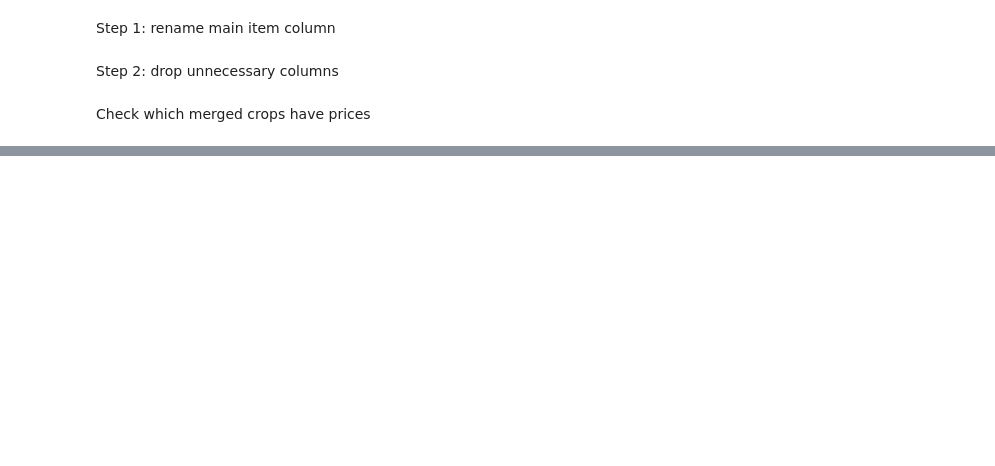
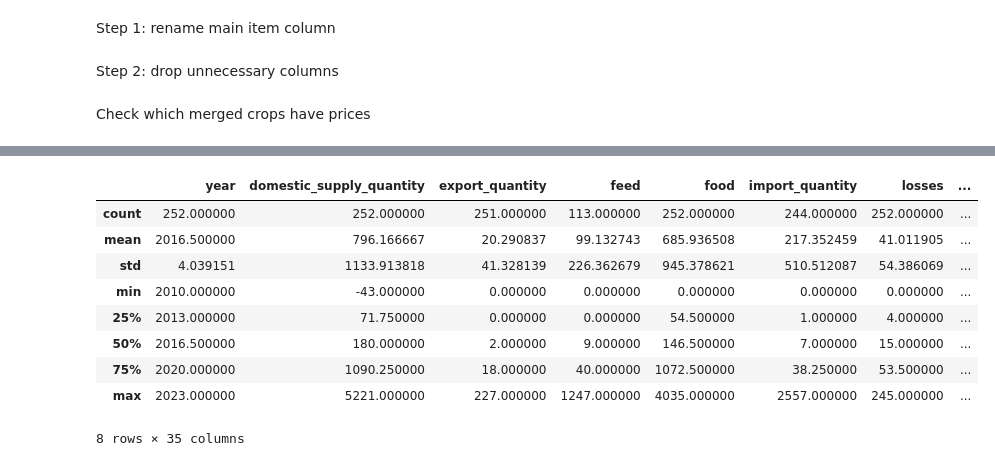
Before and after one commit to raphaelndemo/AgriBrain-Ai, a Jupyter notebook: datapreparation.ipynb, the cells around one changed output, grey strips where cells are left out. Cells and saved outputs as stored; diff of their text form; code cells hidden in the pictures; blank space fills up the shorter version.

```diff
--- a/datapreparation.ipynb
+++ b/datapreparation.ipynb
@@ -2065,0 +2168,4 @@ print(sorted(has_price_crops))
+# %%
+# Loading the fao dataset to be used for predicting yield for different crops
+fao_final_df = pd.read_csv('csvfiles/faostat_model_dataset_clean.csv')
+fao_final_df.info()
@@ -2065,0 +2190,3 @@ print(sorted(has_price_crops))
+# %%
+yield_df_final = pd.read_csv('csvfiles/yield_cleaned.csv')
+yield_df_final.info()
@@ -2065,0 +2557,10 @@ print(sorted(has_price_crops))
+# %%
+fao_final_df = fao_final_df.sort_values(['area', 'item', 'year']).copy()
+# %%
+# Yield lags
+fao_final_df['yield_lag_1'] = fao_final_df.groupby(['area', 'item'])['yield_kg_per_ha'].shift(1)
+fao_final_df['yield_lag_2'] = fao_final_df.groupby(['area', 'item'])['yield_kg_per_ha'].shift(2)
+
+# Production lags
+fao_final_df['production_lag_1'] = fao_final_df.groupby(['area', 'item'])['production'].shift(1)
+fao_final_df['production_lag_2'] = fao_final_df.groupby(['area', 'item'])['production'].shift(2)
@@ -2065,0 +2597,13 @@ print(sorted(has_price_crops))
+# %%
+fao_final_df.describe()
+# %% [output]
+|  | year | domestic_supply_quantity | export_quantity | feed | food | import_quantity | losses | ... |
+| count | 252.000000 | 252.000000 | 251.000000 | 113.000000 | 252.000000 | 244.000000 | 252.000000 | ... |
+| mean | 2016.500000 | 796.166667 | 20.290837 | 99.132743 | 685.936508 | 217.352459 | 41.011905 | ... |
+| std | 4.039151 | 1133.913818 | 41.328139 | 226.362679 | 945.378621 | 510.512087 | 54.386069 | ... |
+| min | 2010.000000 | -43.000000 | 0.000000 | 0.000000 | 0.000000 | 0.000000 | 0.000000 | ... |
+| 25% | 2013.000000 | 71.750000 | 0.000000 | 0.000000 | 54.500000 | 1.000000 | 4.000000 | ... |
+| 50% | 2016.500000 | 180.000000 | 2.000000 | 9.000000 | 146.500000 | 7.000000 | 15.000000 | ... |
+| 75% | 2020.000000 | 1090.250000 | 18.000000 | 40.000000 | 1072.500000 | 38.250000 | 53.500000 | ... |
+| max | 2023.000000 | 5221.000000 | 227.000000 | 1247.000000 | 4035.000000 | 2557.000000 | 245.000000 | ... |
+8 rows × 35 columns
```
Also changed, not shown: parts of 159 cells of this notebook, 1 other file.
